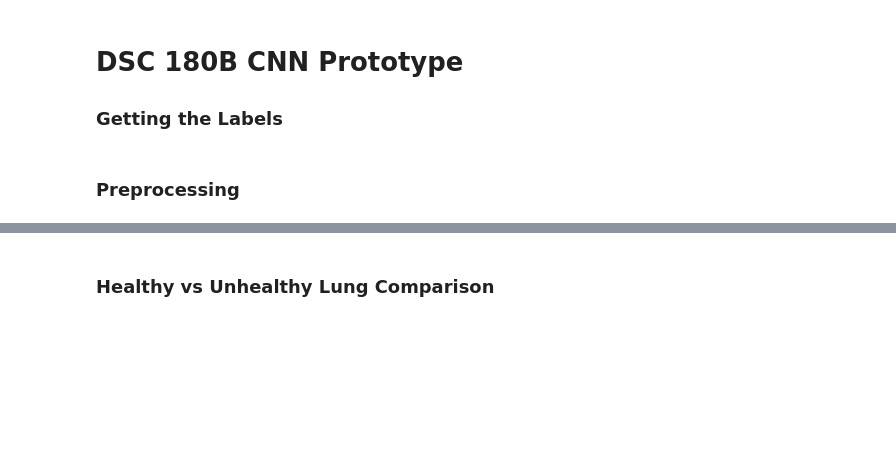
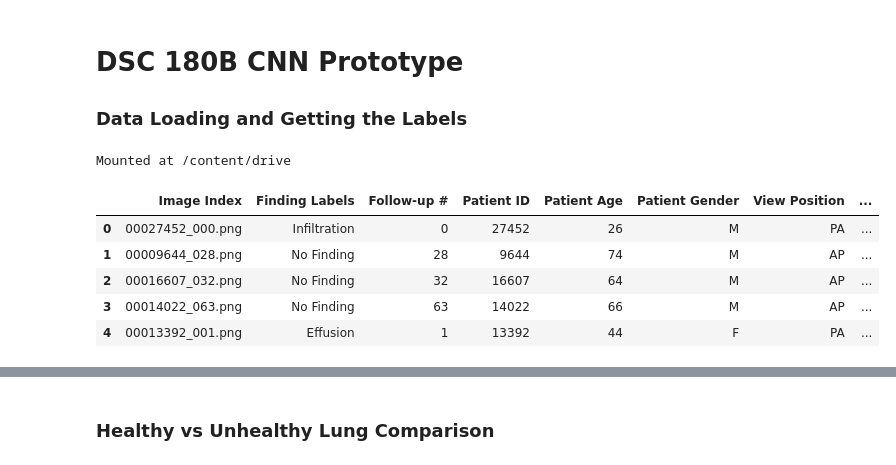
Before and after one commit to kshannon-ucsd/24wi-dsc180-project, a Jupyter notebook: DSC180BRawCNN/src/XRayCNN.ipynb, the cells around one changed output, grey strips where cells are left out. Drawn from its saved outputs; the diff is of its cells as text; code cells hidden in the pictures; blank space fills up the shorter version.

```diff
--- a/DSC180BRawCNN/src/XRayCNN.ipynb
+++ b/DSC180BRawCNN/src/XRayCNN.ipynb
@@ -1,6 +1,11 @@
 # %% [markdown]
 # DSC 180B CNN Prototype
 
-### Getting the Labels
+### Data Loading and Getting the Labels
+# %%
+from google.colab import drive
+drive.mount('/content/drive')
+# %% [output]
+Mounted at /content/drive
 # %%
 import pandas as pd
@@ -16,5 +23,11 @@ import torch.nn as nn
 # %%
-df = pd.read_csv('../data/toy_v3.csv')
+df = pd.read_csv('/content/drive/MyDrive/data/X-Ray Data/Data_Entry_2017.csv')
 df = df.sample(frac=1).reset_index(drop=True)
-df['Abnormal'] = df['Abnormal'].apply(lambda x: 0 if x == -1 else 1)
 df.head()
+# %% [output]
+|  | Image Index | Finding Labels | Follow-up # | Patient ID | Patient Age | Patient Gender | View Position | ... |
+| 0 | 00027452_000.png | Infiltration | 0 | 27452 | 26 | M | PA | ... |
+| 1 | 00009644_028.png | No Finding | 28 | 9644 | 74 | M | AP | ... |
+| 2 | 00016607_032.png | No Finding | 32 | 16607 | 64 | M | AP | ... |
+| 3 | 00014022_063.png | No Finding | 63 | 14022 | 66 | M | AP | ... |
+| 4 | 00013392_001.png | Effusion | 1 | 13392 | 44 | F | PA | ... |
@@ -28,2 +33,0 @@ plt.imshow(X[0].pixel_array, cmap='gray')
-# %% [markdown]
-### Preprocessing
```
Also changed, not shown: parts of 19 cells of this notebook.
